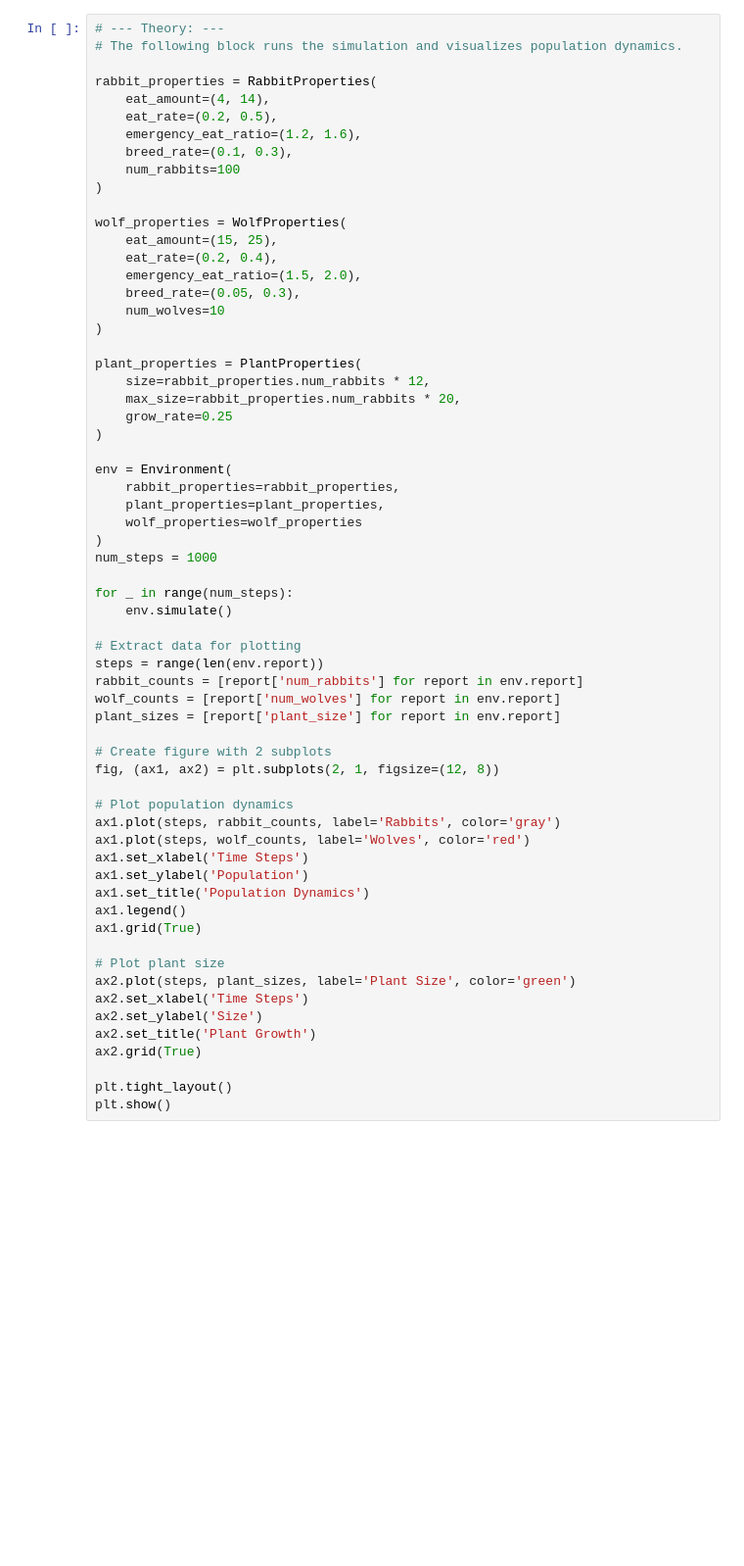
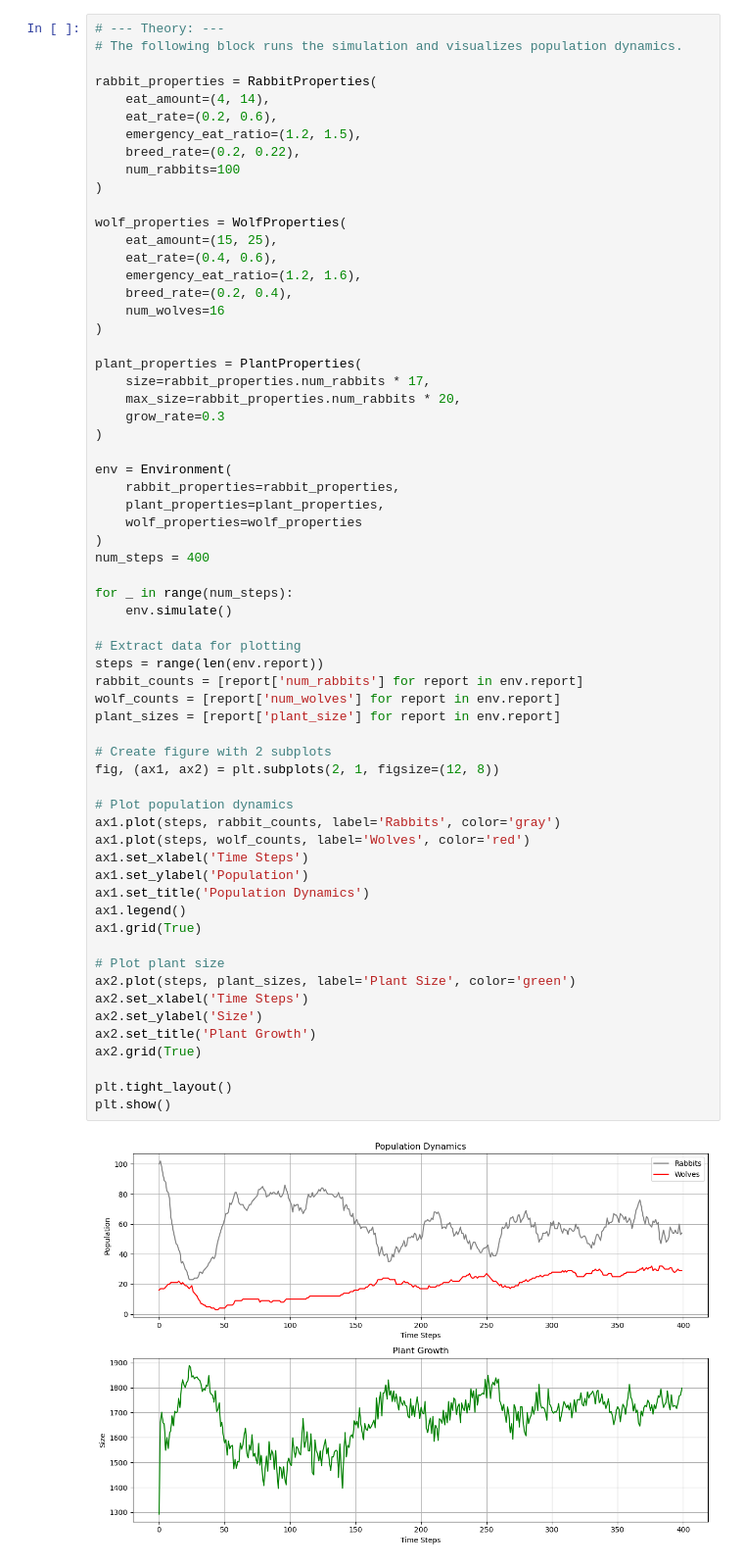
Before and after one commit to BetterACS/prey-predator-simulation, a Jupyter notebook: new_simulation.ipynb, the cells around one changed output. Shown at 98% size. Drawn from its saved outputs; the diff is of its cells as text; blank space fills up the shorter version.

```diff
--- a/new_simulation.ipynb
+++ b/new_simulation.ipynb
@@ -331,24 +386,24 @@ class Environment:
 
 rabbit_properties = RabbitProperties(
     eat_amount=(4, 14),
-    eat_rate=(0.2, 0.5),
-    emergency_eat_ratio=(1.2, 1.6),
-    breed_rate=(0.1, 0.3),
+    eat_rate=(0.2, 0.6),
+    emergency_eat_ratio=(1.2, 1.5),
+    breed_rate=(0.2, 0.22),
     num_rabbits=100
 )
 
 wolf_properties = WolfProperties(
     eat_amount=(15, 25),
-    eat_rate=(0.2, 0.4),
-    emergency_eat_ratio=(1.5, 2.0),
-    breed_rate=(0.05, 0.3),
-    num_wolves=10
+    eat_rate=(0.4, 0.6),
+    emergency_eat_ratio=(1.2, 1.6),
+    breed_rate=(0.2, 0.4),
+    num_wolves=16
 )
 
 plant_properties = PlantProperties(
-    size=rabbit_properties.num_rabbits * 12,
+    size=rabbit_properties.num_rabbits * 17,
     max_size=rabbit_properties.num_rabbits * 20,
-    grow_rate=0.25
+    grow_rate=0.3
 )
 
 env = Environment(
@@ -356,35 +411,37 @@ env = Environment(
     plant_properties=plant_properties,
     wolf_properties=wolf_properties
 )
-num_steps = 1000
+num_steps = 400
 
 for _ in range(num_steps):
     env.simulate()
 
 # Extract data for plotting
 steps = range(len(env.report))
 rabbit_counts = [report['num_rabbits'] for report in env.report]
 wolf_counts = [report['num_wolves'] for report in env.report]
 plant_sizes = [report['plant_size'] for report in env.report]
 
 # Create figure with 2 subplots
 fig, (ax1, ax2) = plt.subplots(2, 1, figsize=(12, 8))
 
 # Plot population dynamics
 ax1.plot(steps, rabbit_counts, label='Rabbits', color='gray')
 ax1.plot(steps, wolf_counts, label='Wolves', color='red')
 ax1.set_xlabel('Time Steps')
 ax1.set_ylabel('Population')
 ax1.set_title('Population Dynamics')
 ax1.legend()
 ax1.grid(True)
 
 # Plot plant size
 ax2.plot(steps, plant_sizes, label='Plant Size', color='green')
 ax2.set_xlabel('Time Steps')
 ax2.set_ylabel('Size')
 ax2.set_title('Plant Growth')
 ax2.grid(True)
 
 plt.tight_layout()
 plt.show()
+# %% [output]
+[figure, added]
```
Also changed, not shown: parts of 4 cells of this notebook.
